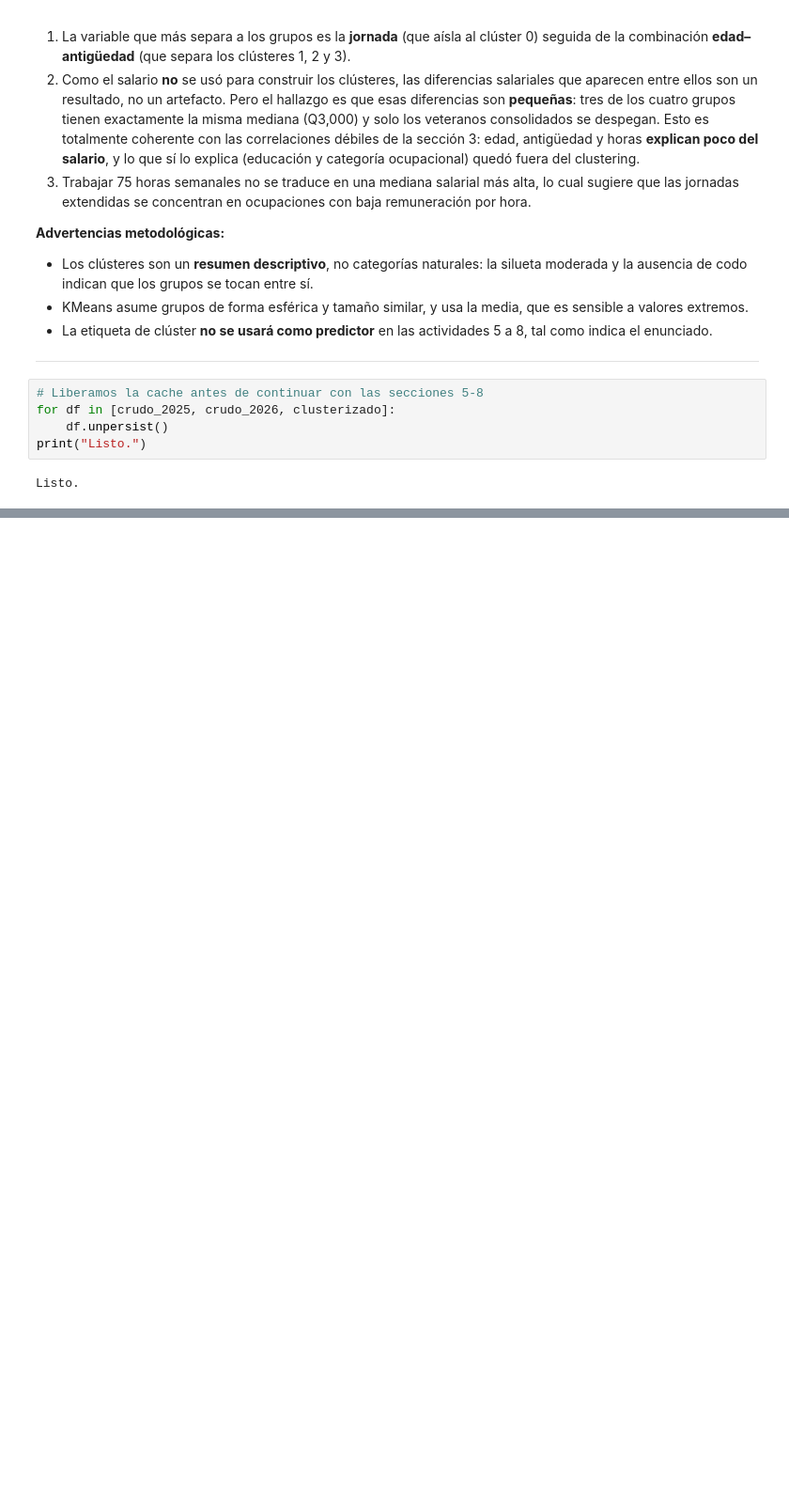
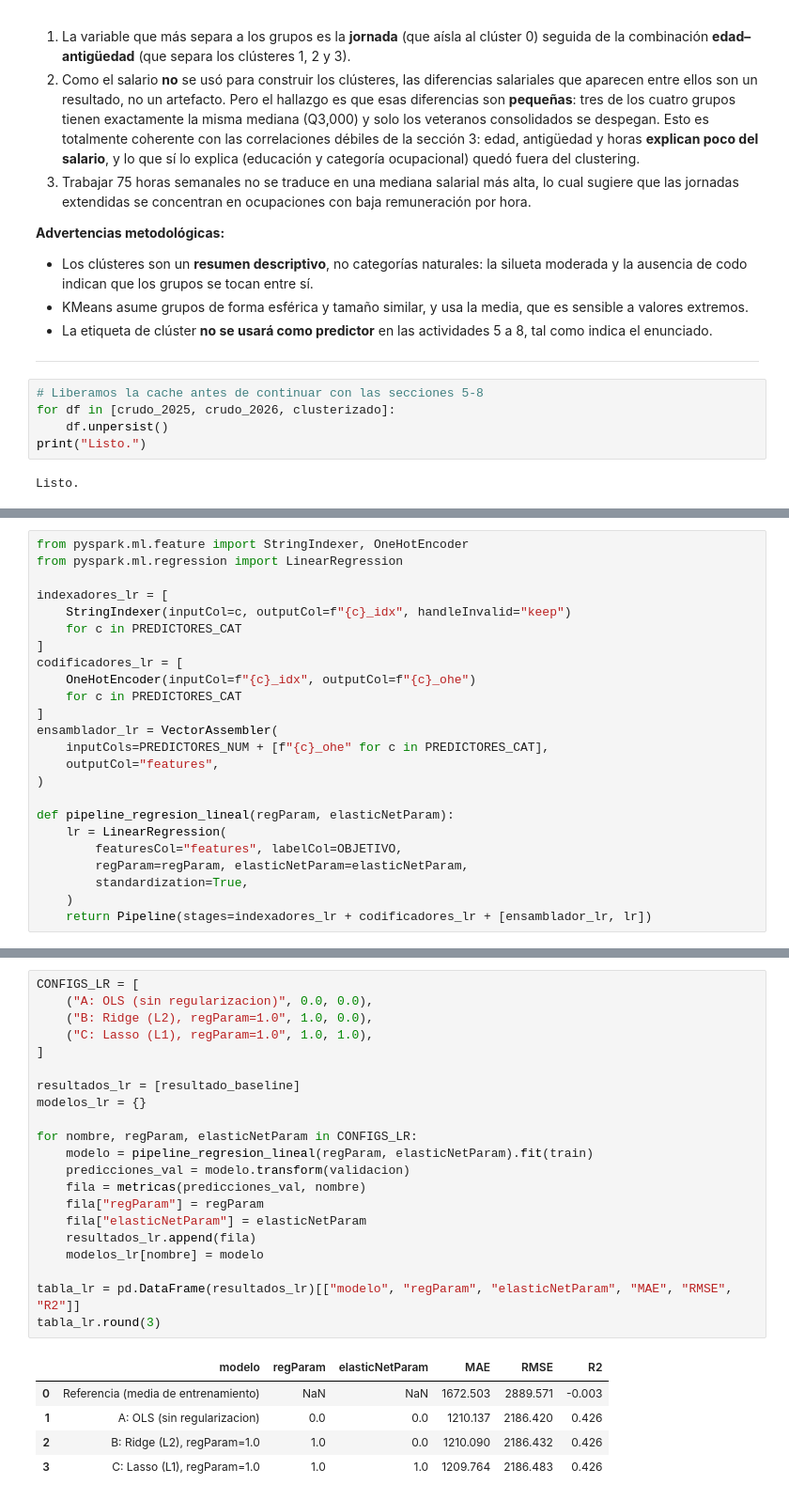
Before and after one commit to nicollegordillo/spark-mllib, a Jupyter notebook: notebooks/Lab7_ENEIC_spark.ipynb, the cells around one changed output, grey strips where cells are left out. Shown at 94% size. Drawn from its saved outputs; the diff is of its cells as text; blank space fills up the shorter version.

Commit message:
feat: add Pipeline of linear regression and random forest

```diff
--- a/notebooks/Lab7_ENEIC_spark.ipynb
+++ b/notebooks/Lab7_ENEIC_spark.ipynb
@@ -1309,0 +1406,24 @@ Listo.
+# %%
+from pyspark.ml.feature import StringIndexer, OneHotEncoder
+from pyspark.ml.regression import LinearRegression
+
+indexadores_lr = [
+    StringIndexer(inputCol=c, outputCol=f"{c}_idx", handleInvalid="keep")
+    for c in PREDICTORES_CAT
+]
+codificadores_lr = [
+    OneHotEncoder(inputCol=f"{c}_idx", outputCol=f"{c}_ohe")
+    for c in PREDICTORES_CAT
+]
+ensamblador_lr = VectorAssembler(
+    inputCols=PREDICTORES_NUM + [f"{c}_ohe" for c in PREDICTORES_CAT],
+    outputCol="features",
+)
+
+def pipeline_regresion_lineal(regParam, elasticNetParam):
+    lr = LinearRegression(
+        featuresCol="features", labelCol=OBJETIVO,
+        regParam=regParam, elasticNetParam=elasticNetParam,
+        standardization=True,
+    )
+    return Pipeline(stages=indexadores_lr + codificadores_lr + [ensamblador_lr, lr])
@@ -1309,0 +1443,27 @@ Listo.
+# %%
+CONFIGS_LR = [
+    ("A: OLS (sin regularizacion)", 0.0, 0.0),
+    ("B: Ridge (L2), regParam=1.0", 1.0, 0.0),
+    ("C: Lasso (L1), regParam=1.0", 1.0, 1.0),
+]
+
+resultados_lr = [resultado_baseline]
+modelos_lr = {}
+
+for nombre, regParam, elasticNetParam in CONFIGS_LR:
+    modelo = pipeline_regresion_lineal(regParam, elasticNetParam).fit(train)
+    predicciones_val = modelo.transform(validacion)
+    fila = metricas(predicciones_val, nombre)
+    fila["regParam"] = regParam
+    fila["elasticNetParam"] = elasticNetParam
+    resultados_lr.append(fila)
+    modelos_lr[nombre] = modelo
+
+tabla_lr = pd.DataFrame(resultados_lr)[["modelo", "regParam", "elasticNetParam", "MAE", "RMSE", "R2"]]
+tabla_lr.round(3)
+# %% [output]
+|  | modelo | regParam | elasticNetParam | MAE | RMSE | R2 |
+| 0 | Referencia (media de entrenamiento) | NaN | NaN | 1672.503 | 2889.571 | -0.003 |
+| 1 | A: OLS (sin regularizacion) | 0.0 | 0.0 | 1210.137 | 2186.420 | 0.426 |
+| 2 | B: Ridge (L2), regParam=1.0 | 1.0 | 0.0 | 1210.090 | 2186.432 | 0.426 |
+| 3 | C: Lasso (L1), regParam=1.0 | 1.0 | 1.0 | 1209.764 | 2186.483 | 0.426 |
```
Also changed, not shown: parts of 27 cells of this notebook.
